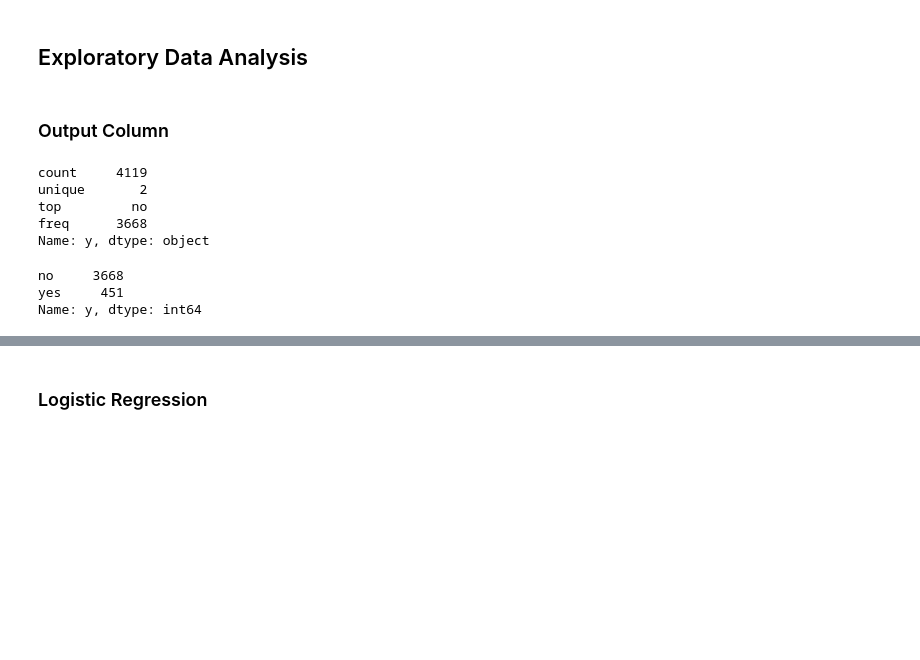
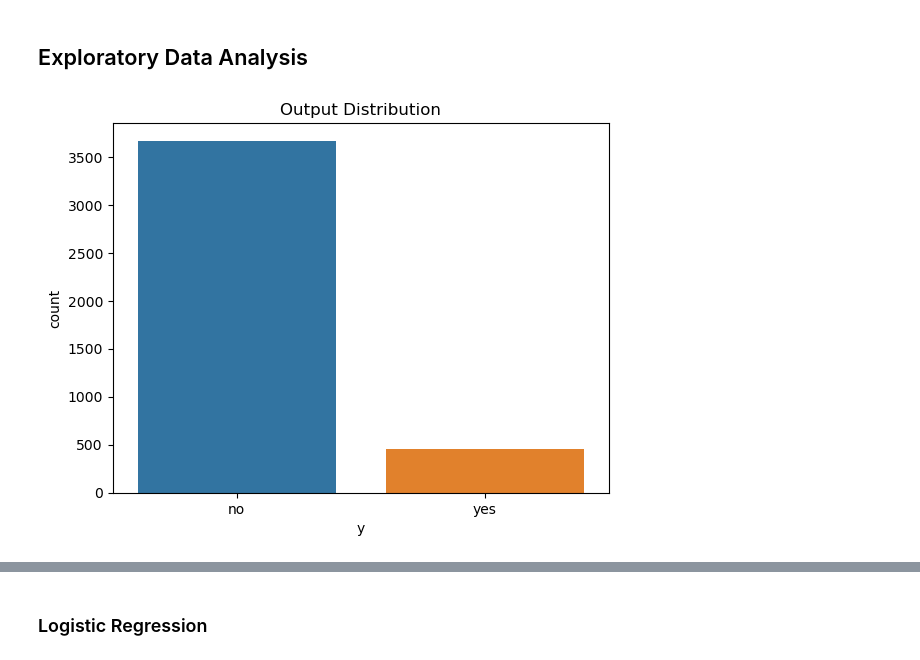
Before and after one commit to cnbrkaydemir/Banking-Classification, a Jupyter notebook: Banking_Classification.ipynb, the cells around one changed output, grey strips where cells are left out. Cells and saved outputs as stored; diff of their text form; code cells hidden in the pictures; blank space fills up the shorter version.

```diff
--- a/Banking_Classification.ipynb
+++ b/Banking_Classification.ipynb
@@ -54,18 +82,9 @@ memory usage: 675.9+ KB
 # %% [markdown]
 ## Exploratory Data Analysis
-# %% [markdown]
-### Output Column
-# %%
-data["y"].describe()
-# %% [output]
-count     4119
-unique       2
-top         no
-freq      3668
-Name: y, dtype: object
-# %%
-data["y"].value_counts()
-# %% [output]
-no     3668
-yes     451
-Name: y, dtype: int64
+# %%
+# displaying the distribution of target variable "y"
+sns.countplot(x = data["y"])
+plt.title("Output Distribution")
+plt.show()
+# %% [output]
+[figure, added]
```
Also changed, not shown: parts of 179 cells of this notebook, 2 other files.
